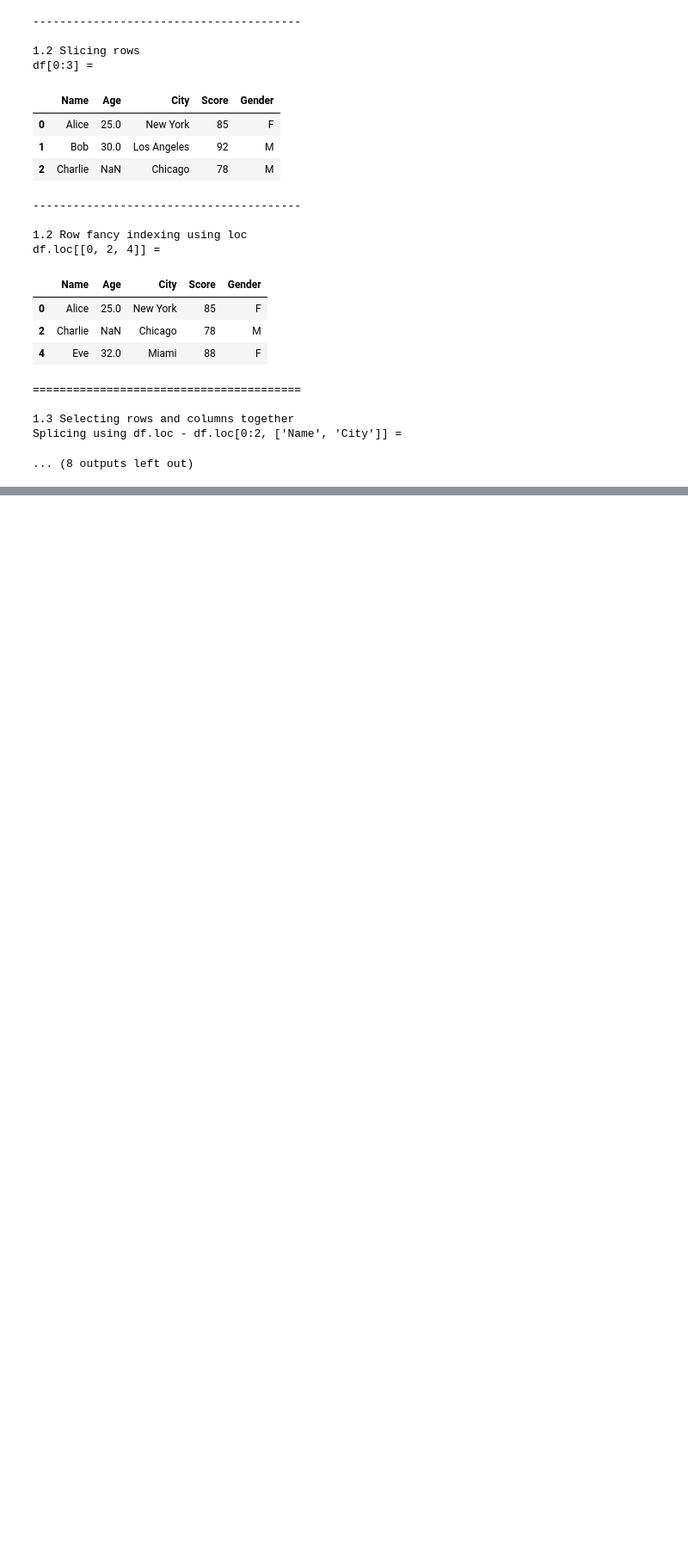
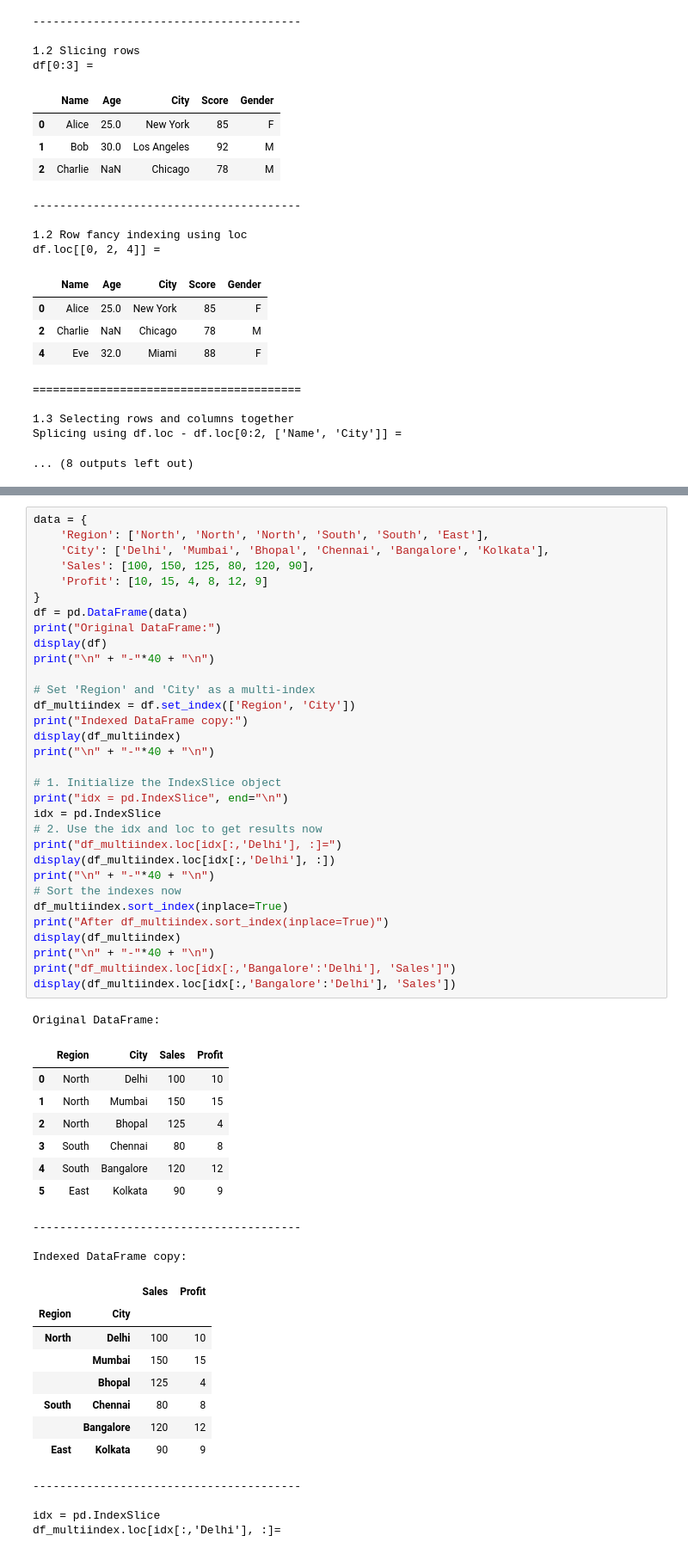
Before and after one commit to venkatbabukr/AllProjects, a Jupyter notebook: Scaler/Modules/Pandas_Buzz_Terms,_Nuances.ipynb, the cells around one changed output, grey strips where cells are left out. Shown at 86% size. Saved outputs shown, nothing was run; the diff lists cells and outputs as text; blank space fills up the shorter version.

```diff
--- a/Scaler/Modules/Pandas_Buzz_Terms,_Nuances.ipynb
+++ b/Scaler/Modules/Pandas_Buzz_Terms,_Nuances.ipynb
@@ -737,0 +1004,56 @@ dtype: object
+# %%
+data = {
+    'Region': ['North', 'North', 'North', 'South', 'South', 'East'],
+    'City': ['Delhi', 'Mumbai', 'Bhopal', 'Chennai', 'Bangalore', 'Kolkata'],
+    'Sales': [100, 150, 125, 80, 120, 90],
+    'Profit': [10, 15, 4, 8, 12, 9]
+}
+df = pd.DataFrame(data)
+print("Original DataFrame:")
+display(df)
+print("\n" + "-"*40 + "\n")
+
+# Set 'Region' and 'City' as a multi-index
+df_multiindex = df.set_index(['Region', 'City'])
+print("Indexed DataFrame copy:")
+display(df_multiindex)
+print("\n" + "-"*40 + "\n")
+
+# 1. Initialize the IndexSlice object
+print("idx = pd.IndexSlice", end="\n")
+idx = pd.IndexSlice
+# 2. Use the idx and loc to get results now
+print("df_multiindex.loc[idx[:,'Delhi'], :]=")
+display(df_multiindex.loc[idx[:,'Delhi'], :])
+print("\n" + "-"*40 + "\n")
+# Sort the indexes now
+df_multiindex.sort_index(inplace=True)
+print("After df_multiindex.sort_index(inplace=True)")
+display(df_multiindex)
+print("\n" + "-"*40 + "\n")
+print("df_multiindex.loc[idx[:,'Bangalore':'Delhi'], 'Sales']")
+display(df_multiindex.loc[idx[:,'Bangalore':'Delhi'], 'Sales'])
+# %% [output]
+Original DataFrame:
+|  | Region | City | Sales | Profit |
+| 0 | North | Delhi | 100 | 10 |
+| 1 | North | Mumbai | 150 | 15 |
+| 2 | North | Bhopal | 125 | 4 |
+| 3 | South | Chennai | 80 | 8 |
+| 4 | South | Bangalore | 120 | 12 |
+| 5 | East | Kolkata | 90 | 9 |
+----------------------------------------
+
+Indexed DataFrame copy:
+|  |  | Sales | Profit |
+| Region | City |  |  |
+| North | Delhi | 100 | 10 |
+|  | Mumbai | 150 | 15 |
+|  | Bhopal | 125 | 4 |
+| South | Chennai | 80 | 8 |
+|  | Bangalore | 120 | 12 |
+| East | Kolkata | 90 | 9 |
+----------------------------------------
+
+idx = pd.IndexSlice
+df_multiindex.loc[idx[:,'Delhi'], :]=
```
Also changed, not shown: parts of 19 cells of this notebook.
